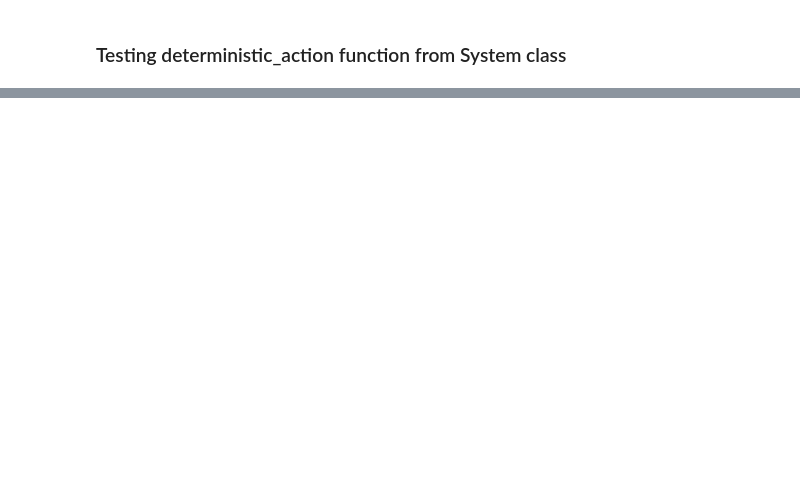
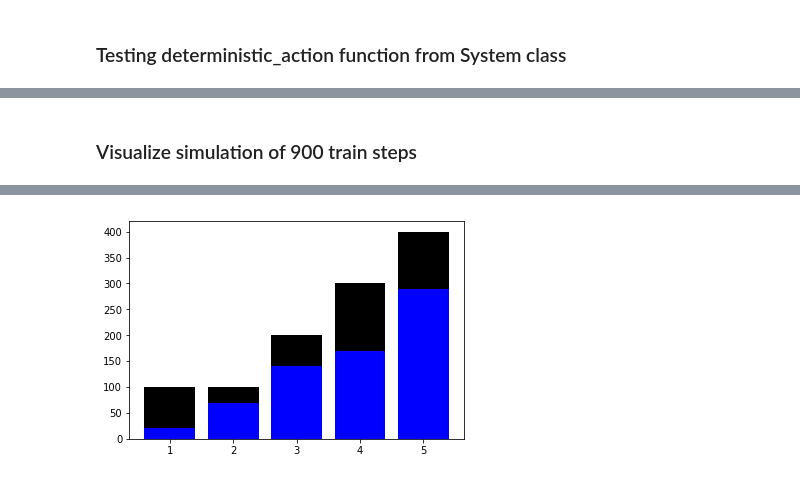
Before and after one commit to dsalgador/RL-Project, a Jupyter notebook: Q-learning.ipynb, the cells around one changed output, grey strips where cells are left out. Saved outputs shown, nothing was run; the diff lists cells and outputs as text; code cells hidden in the pictures; blank space fills up the shorter version.

```diff
--- a/Q-learning.ipynb
+++ b/Q-learning.ipynb
@@ -104,24 +104,26 @@ array([1, 2, 3, 4, 5])
 # %%
 visualization_steps;
 # %%
-def barlist(n):
-    return visualization_steps[n][2]
+def create_system_animation(visualization_steps, n_iterations, skip = 1):
 
-fig=plt.figure()
+    def barlist(n, visualization_steps = visualization_steps):
+        return visualization_steps[n][2]
 
-N=iterations #Number of frames
-x=visualization_steps[0][0]+1
+    fig=plt.figure()
 
-plt.bar(x,visualization_steps[0][1], color = 'black')
-barcollection = plt.bar(x,barlist(0), color = 'blue')
+    N=int(n_iterations/skip) #Number of frames
+    x=visualization_steps[0][0]+1
 
-def animate(i):
-    y=barlist(i+1)
-    for i, b in enumerate(barcollection):
-        b.set_height(y[i])
+    plt.bar(x,visualization_steps[0][1], color = 'black')
+    barcollection = plt.bar(x,barlist(0), color = 'blue')
 
-anim=animation.FuncAnimation(fig,animate,repeat=False,blit=False,frames=N-1,
-                             interval=100)
-HTML(anim.to_html5_video())
-#anim.save('mymovie.mp4',writer=animation.FFMpegWriter(fps=10))
-#plt.show()
+    def animate(i):
+        y=barlist(i+1)
+        for i, b in enumerate(barcollection):
+            b.set_height(y[i])
+
+    anim=animation.FuncAnimation(fig,animate,repeat=False,blit=False,frames=N-1,
+                                 interval=100)
+    return(anim)
+    #anim.save('mymovie.mp4',writer=animation.FFMpegWriter(fps=10))
+    #plt.show()
@@ -422,0 +433,14 @@ test_toy_system.ds
+# %% [markdown]
+### Visualize simulation of 900 train steps
+# %%
+n_iterations = 900
+
+Q = load_obj("Q-dict-test-"+f'{n_iterations}')
+#print(Q.keys())
+
+rewards_l = load_obj('rewards/rew-train-test-'+f'{n_iterations}')
+vis_l = load_obj('vis/vis-train-test-'+f'{n_iterations}')
+
+anim = create_system_animation(vis_l, n_iterations)
+HTML(anim.to_html5_video())
+# %% [output]
@@ -422,0 +448 @@ test_toy_system.ds
+[figure, added]
```
Also changed, not shown: parts of 27 cells of this notebook, 1 other file.
